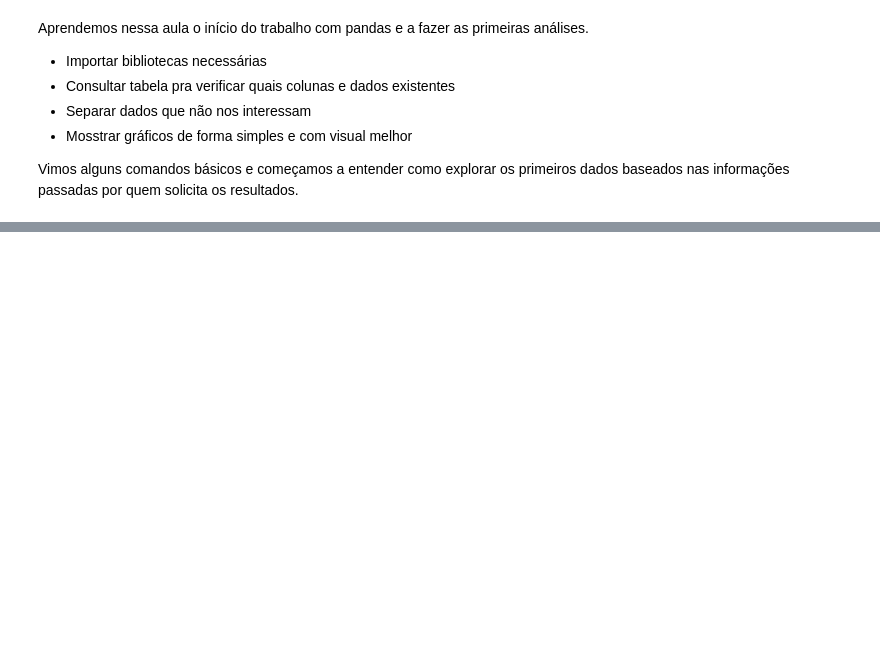
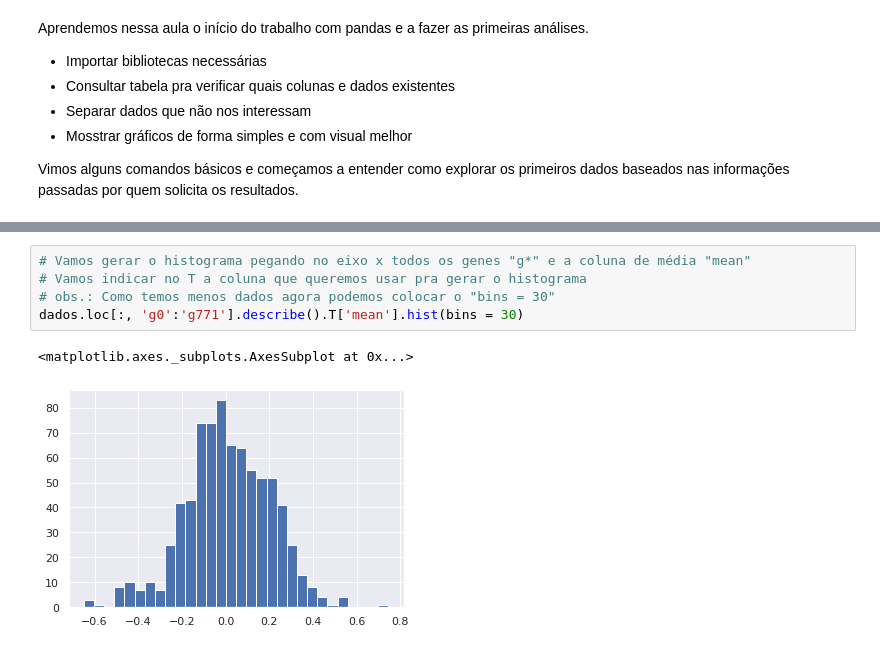
Before and after one commit to collinsdaniel/imersao_dados_3_alura, a Jupyter notebook: ImersaoDados.ipynb, the cells around one changed output, grey strips where cells are left out. Cells and saved outputs as stored; diff of their text form; blank space fills up the shorter version.

```diff
--- a/ImersaoDados.ipynb
+++ b/ImersaoDados.ipynb
@@ -286,0 +433,8 @@ Vimos alguns comandos básicos e começamos a entender como explorar os primeiro
+# %%
+# Vamos gerar o histograma pegando no eixo x todos os genes "g*" e a coluna de média "mean"
+# Vamos indicar no T a coluna que queremos usar pra gerar o histograma
+# obs.: Como temos menos dados agora podemos colocar o "bins = 30"
+dados.loc[:, 'g0':'g771'].describe().T['mean'].hist(bins = 30)
+# %% [output]
+<matplotlib.axes._subplots.AxesSubplot at 0x...>
+[figure, added]
```
Also changed, not shown: parts of 34 cells of this notebook.
